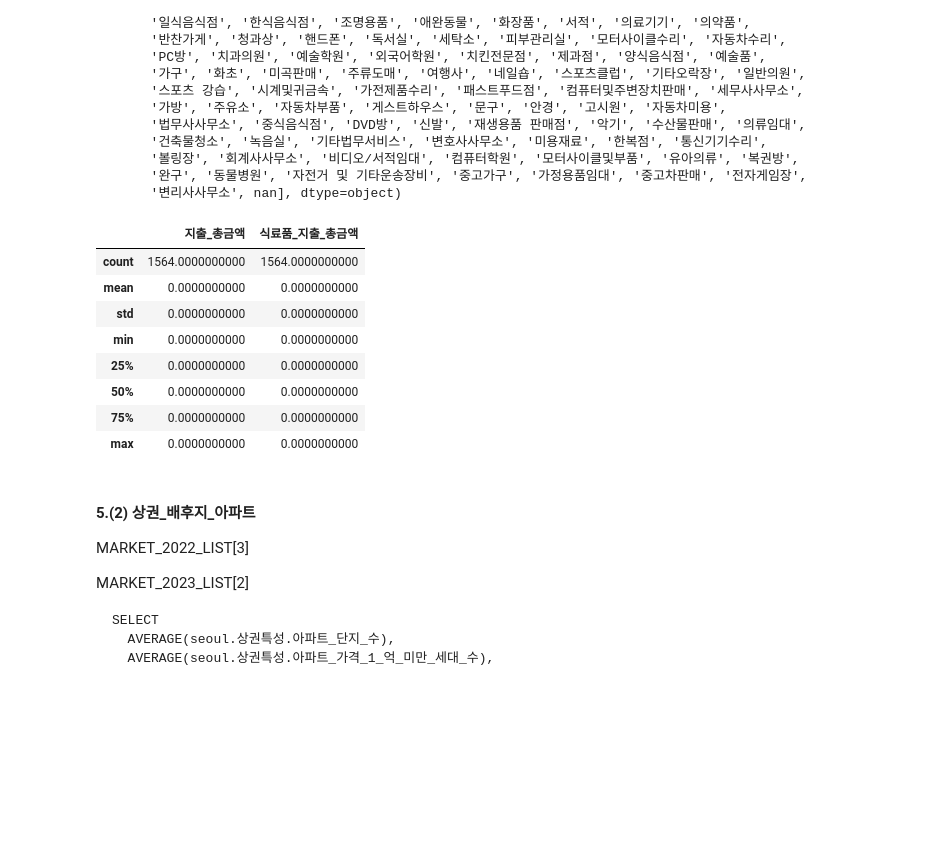
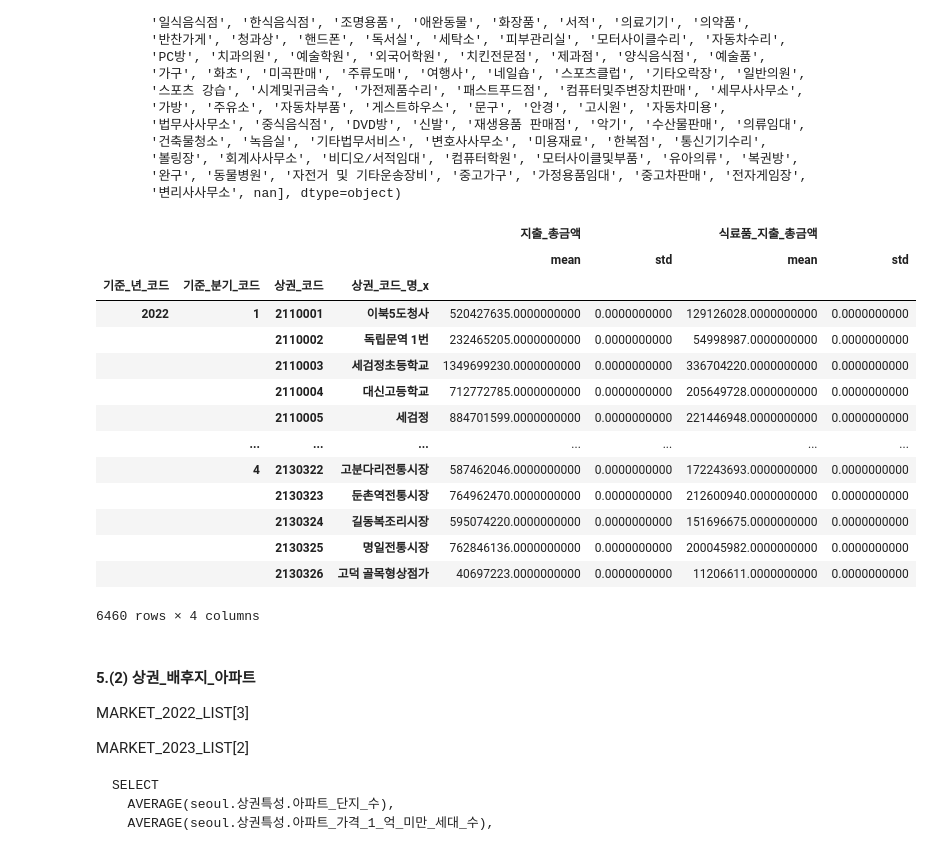
Before and after one commit to Gayeon6423/2023BigContest, a Jupyter notebook: [SALES_FIELD]_GRADE_TRANSFORMATION.ipynb, the cells around one changed output. Drawn from its saved outputs; the diff is of its cells as text; code cells hidden in the pictures; blank space fills up the shorter version.

```diff
--- a/[SALES_FIELD]_GRADE_TRANSFORMATION.ipynb
+++ b/[SALES_FIELD]_GRADE_TRANSFORMATION.ipynb
@@ -285,18 +276,25 @@ array(['전자상거래업', '인테리어', '철물점', '가전제품', '섬
 # 지수형 표기법 e를 연속형 변환
 pd.options.display.float_format = '{:.10f}'.format
 # %%
-MERGE_2022_DATA.groupby(["상권_코드", "상권_코드_명_x"])[["지출_총금액", "식료품_지출_총금액"]].agg(lambda x: x.std() / x.mean()).describe()
+MERGE_2022_DATA.groupby(["기준_년_코드", "기준_분기_코드", "상권_코드", "상권_코드_명_x"])[["지출_총금액", "식료품_지출_총금액"]].agg(["mean", "std"])
+# MERGE_2022_DATA.groupby(["상권_코드", "상권_코드_명_x"])[["지출_총금액", "식료품_지출_총금액"]].agg(lambda x: x.std() / x.mean()).describe()
   # Error
 # %% [output]
-|  | 지출_총금액 | 식료품_지출_총금액 |
-| count | 1564.0000000000 | 1564.0000000000 |
-| mean | 0.0000000000 | 0.0000000000 |
-| std | 0.0000000000 | 0.0000000000 |
-| min | 0.0000000000 | 0.0000000000 |
-| 25% | 0.0000000000 | 0.0000000000 |
-| 50% | 0.0000000000 | 0.0000000000 |
-| 75% | 0.0000000000 | 0.0000000000 |
-| max | 0.0000000000 | 0.0000000000 |
+|  |  |  |  | 지출_총금액 |  | 식료품_지출_총금액 |  |
+|  |  |  |  | mean | std | mean | std |
+| 기준_년_코드 | 기준_분기_코드 | 상권_코드 | 상권_코드_명_x |  |  |  |  |
+| 2022 | 1 | 2110001 | 이북5도청사 | 520427635.0000000000 | 0.0000000000 | 129126028.0000000000 | 0.0000000000 |
+|  |  | 2110002 | 독립문역 1번 | 232465205.0000000000 | 0.0000000000 | 54998987.0000000000 | 0.0000000000 |
+|  |  | 2110003 | 세검정초등학교 | 1349699230.0000000000 | 0.0000000000 | 336704220.0000000000 | 0.0000000000 |
+|  |  | 2110004 | 대신고등학교 | 712772785.0000000000 | 0.0000000000 | 205649728.0000000000 | 0.0000000000 |
+|  |  | 2110005 | 세검정 | 884701599.0000000000 | 0.0000000000 | 221446948.0000000000 | 0.0000000000 |
+|  | ... | ... | ... | ... | ... | ... | ... |
+|  | 4 | 2130322 | 고분다리전통시장 | 587462046.0000000000 | 0.0000000000 | 172243693.0000000000 | 0.0000000000 |
+|  |  | 2130323 | 둔촌역전통시장 | 764962470.0000000000 | 0.0000000000 | 212600940.0000000000 | 0.0000000000 |
+|  |  | 2130324 | 길동복조리시장 | 595074220.0000000000 | 0.0000000000 | 151696675.0000000000 | 0.0000000000 |
+|  |  | 2130325 | 명일전통시장 | 762846136.0000000000 | 0.0000000000 | 200045982.0000000000 | 0.0000000000 |
+|  |  | 2130326 | 고덕 골목형상점가 | 40697223.0000000000 | 0.0000000000 | 11206611.0000000000 | 0.0000000000 |
+6460 rows × 4 columns
 # %% [markdown]
 #### 5.(2) 상권_배후지_아파트
 
```
Also changed, not shown: parts of 3 cells of this notebook.
